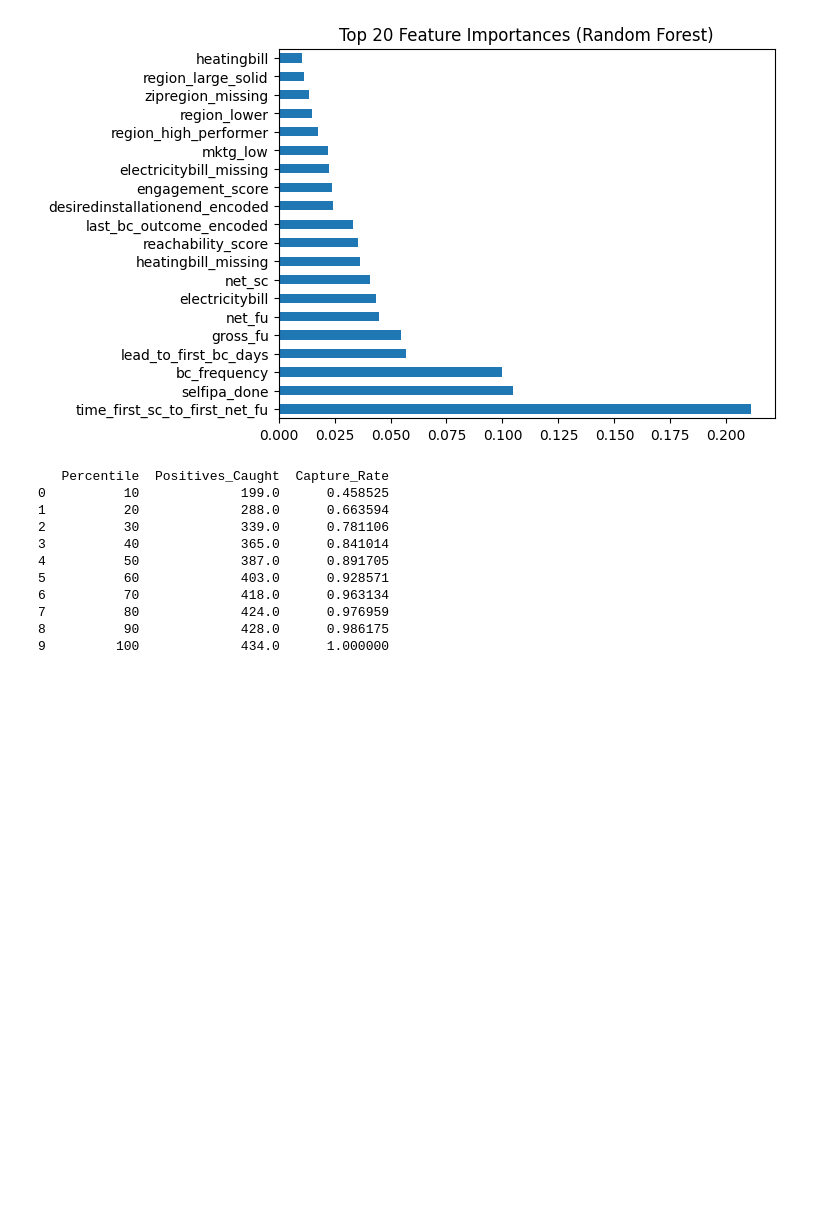
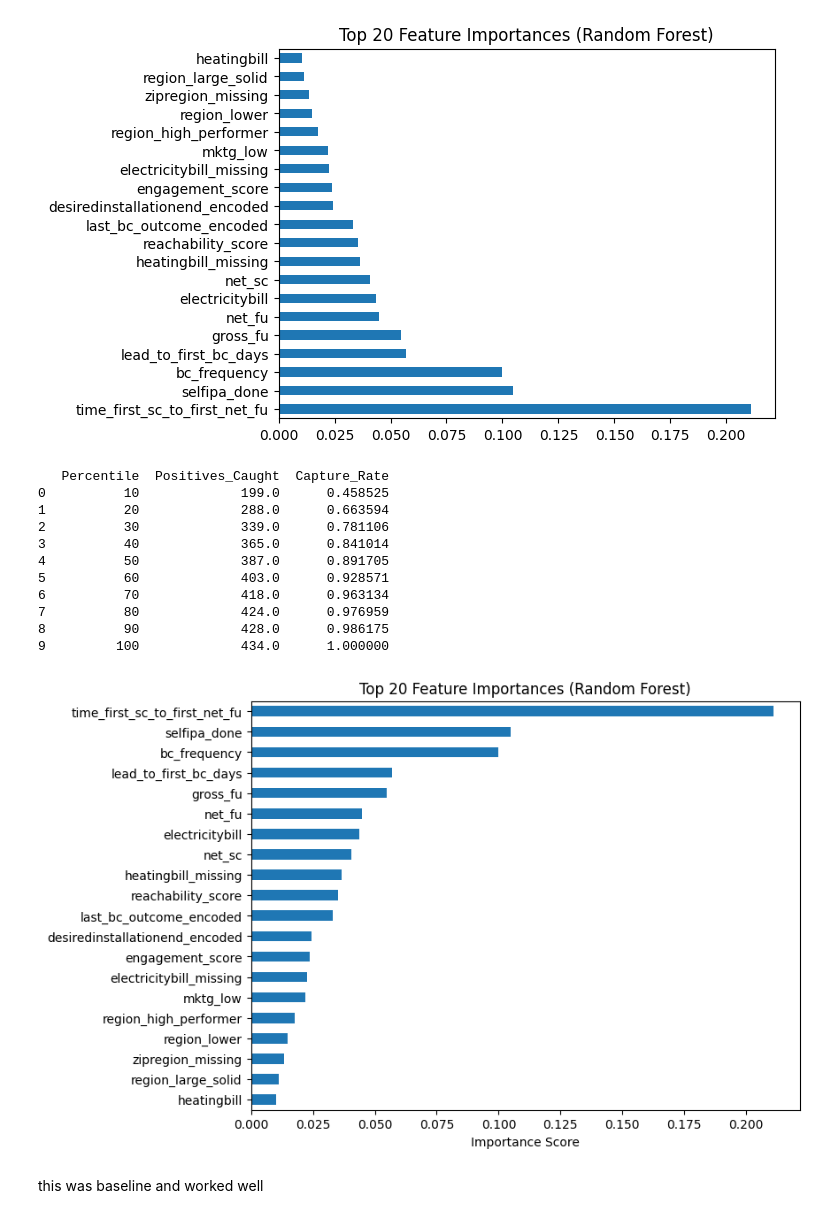
Before and after one commit to Elifchio/client, a Jupyter notebook: performance test only news_sc onward .ipynb, the cells around one changed output. Cells and saved outputs as stored; diff of their text form; code cells hidden in the pictures; blank space fills up the shorter version.

```diff
--- a/performance test only news_sc onward .ipynb
+++ b/performance test only news_sc onward .ipynb
@@ -2781,3 +2781,22 @@ print(lift_df)
 7          80             424.0      0.976959
 8          90             428.0      0.986175
 9         100             434.0      1.000000
+# %%
+import matplotlib.pyplot as plt
+import pandas as pd
+
+# Extract feature importances from the best RF model
+importances = rs.best_estimator_.feature_importances_
+feat_imp = pd.Series(importances, index=X.columns).sort_values(ascending=False)
+
+# Show top 20
+top_n = 20
+feat_imp.head(top_n).plot(kind='barh', figsize=(8,6))
+plt.gca().invert_yaxis()  # highest on top
+plt.title("Top 20 Feature Importances (Random Forest)")
+plt.xlabel("Importance Score")
+plt.show()
+# %% [output]
+[figure, added]
+# %% [markdown]
+this was baseline and worked well
```
Also changed, not shown: parts of 2 cells of this notebook.
